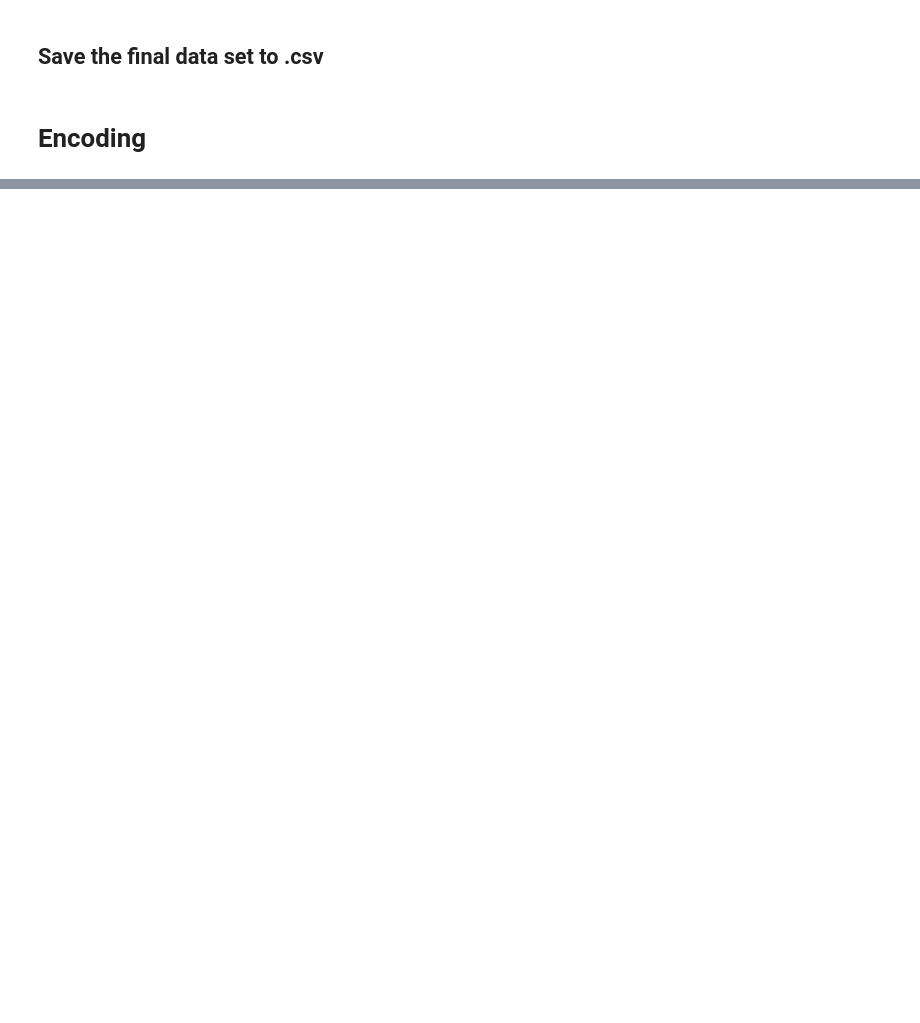
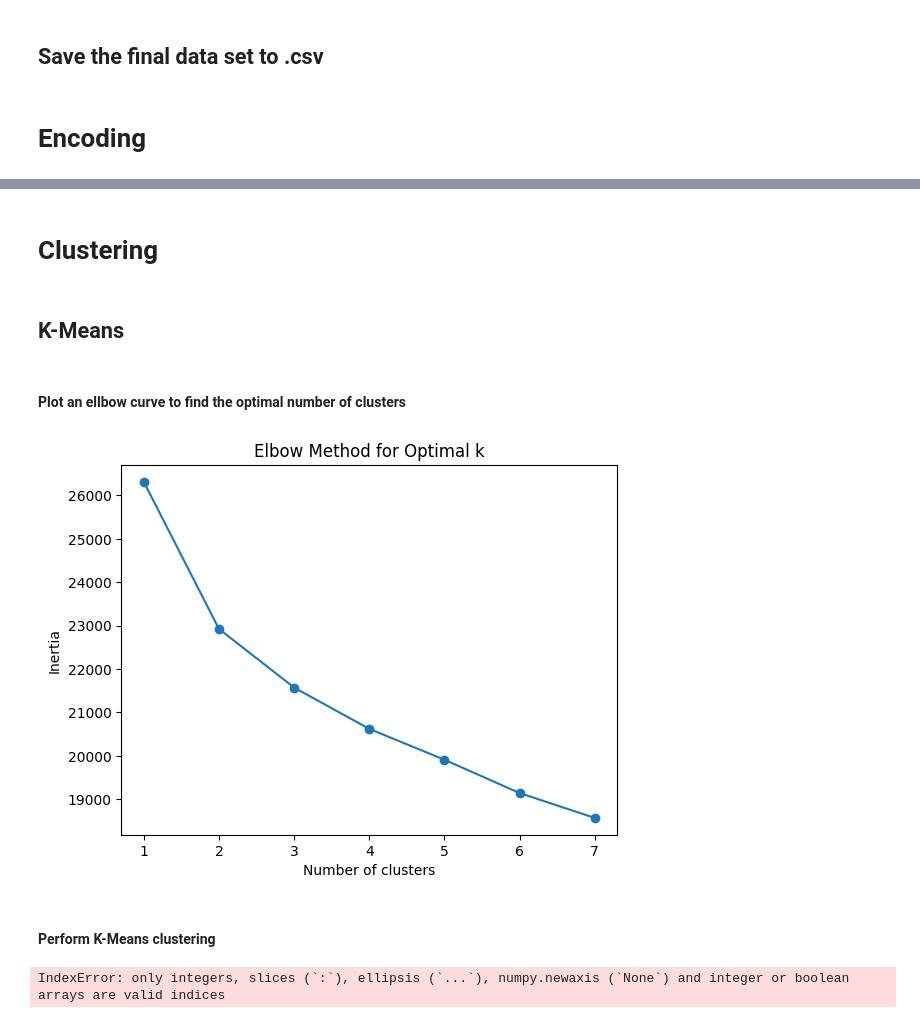
Before and after one commit to l-lattermann/jupyter-clustering-mental-health-study, a Jupyter notebook: data_analysis.ipynb, the cells around one changed output, grey strips where cells are left out. Drawn from its saved outputs; the diff is of its cells as text; code cells hidden in the pictures; blank space fills up the shorter version.

```diff
--- a/data_analysis.ipynb
+++ b/data_analysis.ipynb
@@ -595,0 +994,43 @@ for col in study_data.columns:
+# %% [markdown]
+# Clustering
+# %% [markdown]
+## K-Means
+# %% [markdown]
+#### Plot an ellbow curve to find the optimal number of clusters
+# %%
+# Create a copy of the data for clustering
+kmeans_data = reduced_data.copy()
+
+# Determine the optimal number of clusters using the Elbow Method
+inertia = []
+k_values = range(1, 8)
+for k in k_values:
+    kmeans = KMeans(n_clusters=k, random_state=42)
+    kmeans.fit(kmeans_data)
+    inertia.append(kmeans.inertia_)
+
+# Plot the Elbow curve
+plt.plot(k_values, inertia, marker='o')
+plt.xlabel('Number of clusters')
+plt.ylabel('Inertia')
+plt.title('Elbow Method for Optimal k')
+plt.show()
+# %% [output]
+[figure, added]
+# %% [markdown]
+#### Perform K-Means clustering
+# %%
+# Optimal number of clusters from the Elbow Method
+optimal_k = 3
+
+# Fit KMeans with the optimal number of clusters
+kmeans = KMeans(n_clusters=optimal_k, random_state=42)
+cluster_labels = kmeans.fit_predict(kmeans_data)
+
+# Attach the cluster labels to the original data
+kmeans_data['Cluster'] = cluster_labels
+
+# Save the data with clusters for further exploration
+kmeans_data.to_csv("data/kmeans_data.csv", index=False)
+# %% [output]
+IndexError: only integers, slices (`:`), ellipsis (`...`), numpy.newaxis (`None`) and integer or boolean arrays are valid indices
```
Also changed, not shown: parts of 42 cells of this notebook, 4 other files.
